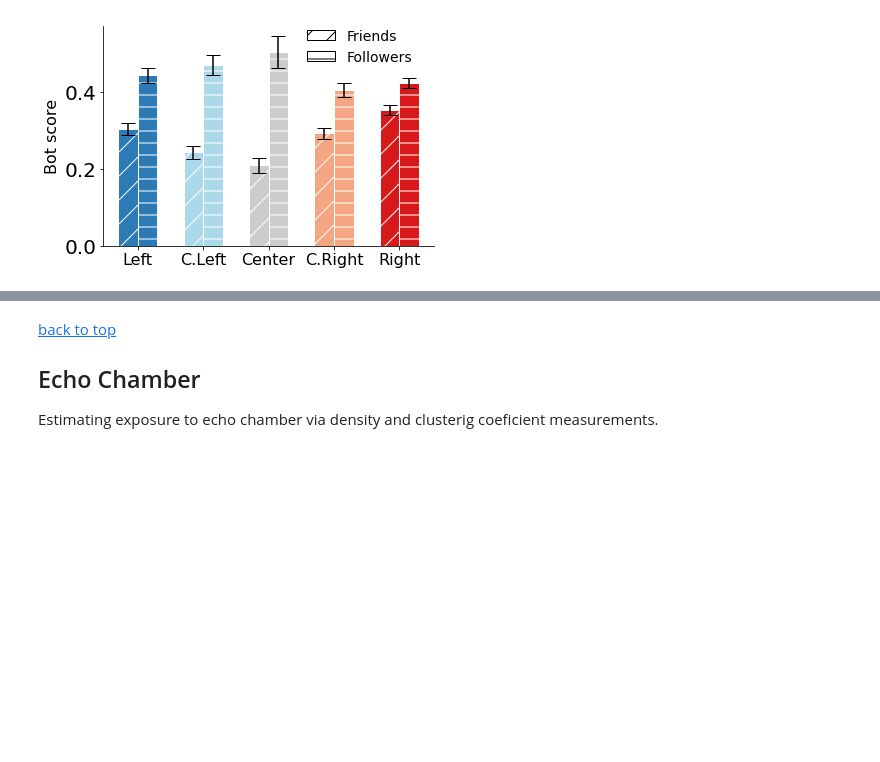
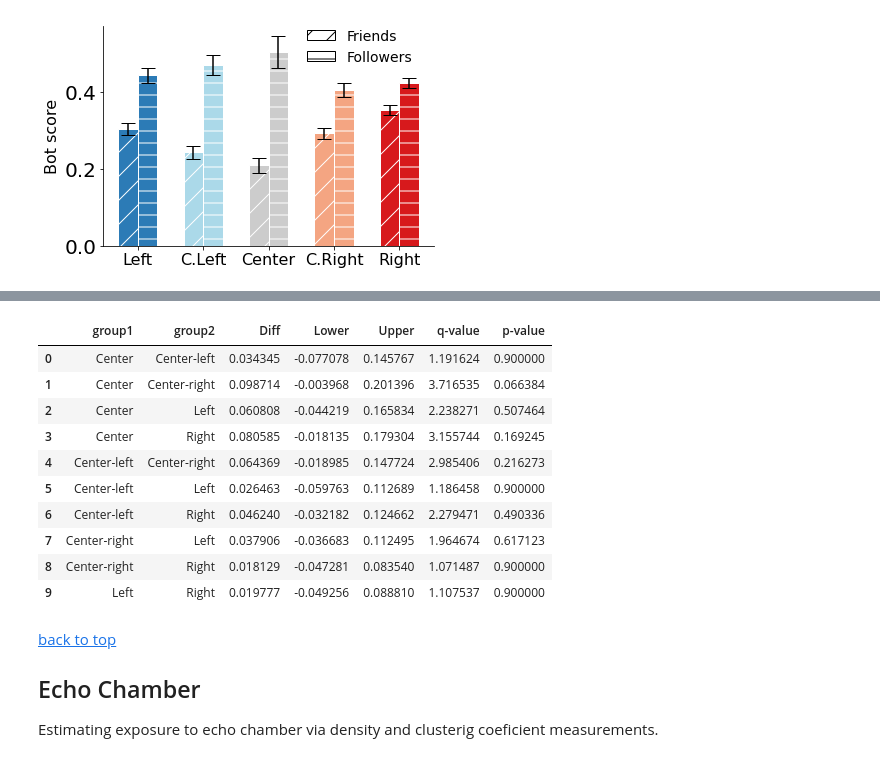
Before and after one commit to osome-iu/DrifterBot, a Jupyter notebook: exps/FinalPaperPlots.ipynb, the cells around one changed output, grey strips where cells are left out. Cells and saved outputs as stored; diff of their text form; code cells hidden in the pictures; blank space fills up the shorter version.

```diff
--- a/exps/FinalPaperPlots.ipynb
+++ b/exps/FinalPaperPlots.ipynb
@@ -362,3 +483,18 @@ follower - Center-left (n=118) is less than Center (n=65) (t=-0.73, p=0.2332)
+# %%
+res.tukey_hsd(df=bot_score_summary_follower, res_var='value', xfac_var='seed', anova_model='value ~ C(seed)')
+res.tukey_summary
+# %% [output]
+|  | group1 | group2 | Diff | Lower | Upper | q-value | p-value |
+| 0 | Center | Center-left | 0.034345 | -0.077078 | 0.145767 | 1.191624 | 0.900000 |
+| 1 | Center | Center-right | 0.098714 | -0.003968 | 0.201396 | 3.716535 | 0.066384 |
+| 2 | Center | Left | 0.060808 | -0.044219 | 0.165834 | 2.238271 | 0.507464 |
+| 3 | Center | Right | 0.080585 | -0.018135 | 0.179304 | 3.155744 | 0.169245 |
+| 4 | Center-left | Center-right | 0.064369 | -0.018985 | 0.147724 | 2.985406 | 0.216273 |
+| 5 | Center-left | Left | 0.026463 | -0.059763 | 0.112689 | 1.186458 | 0.900000 |
+| 6 | Center-left | Right | 0.046240 | -0.032182 | 0.124662 | 2.279471 | 0.490336 |
+| 7 | Center-right | Left | 0.037906 | -0.036683 | 0.112495 | 1.964674 | 0.617123 |
+| 8 | Center-right | Right | 0.018129 | -0.047281 | 0.083540 | 1.071487 | 0.900000 |
+| 9 | Left | Right | 0.019777 | -0.049256 | 0.088810 | 1.107537 | 0.900000 |
 # %% [markdown]
 [back to top](#top) <a id='echo_chamber'></a>
 ## Echo Chamber
```
Also changed, not shown: parts of 11 cells of this notebook.
